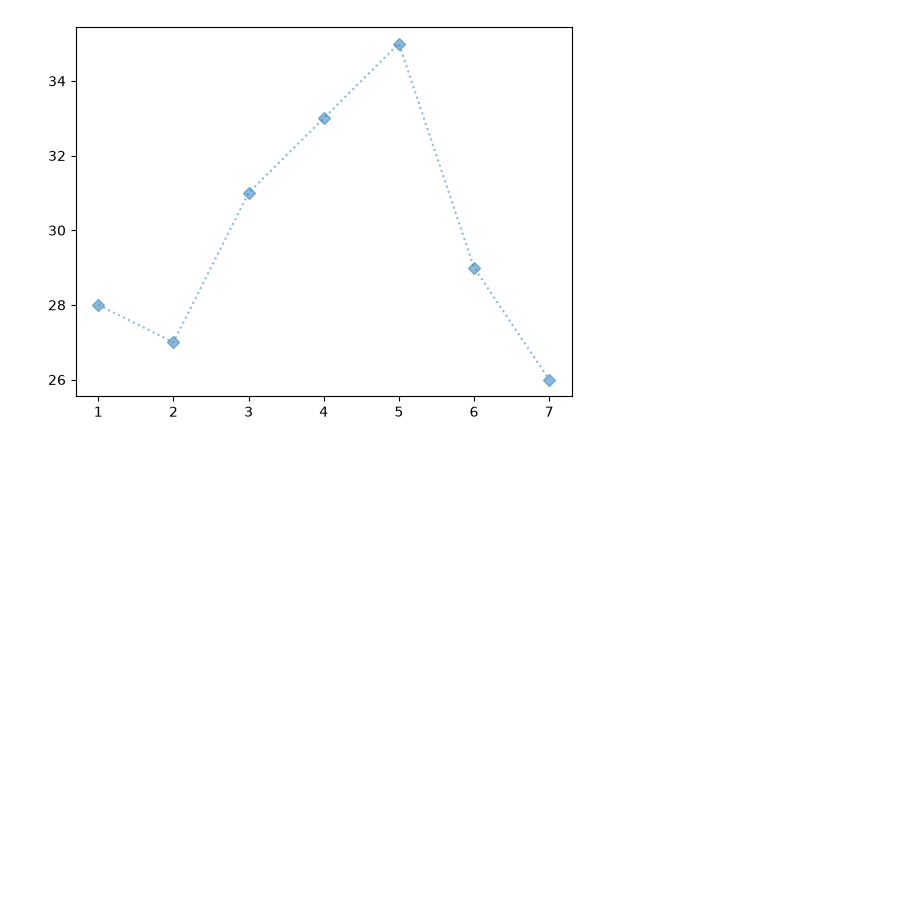
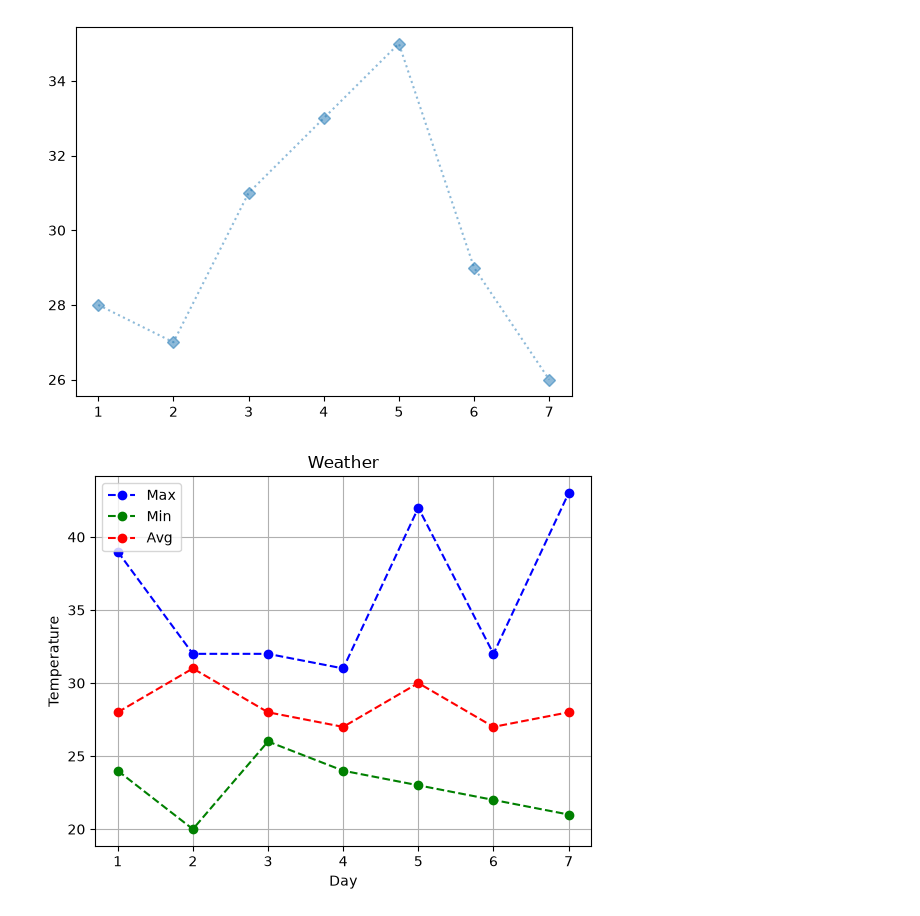
Before and after one commit to marshaale/learn-matplotlib, a Jupyter notebook: notebook.ipynb, the cells around one changed output. Cells and saved outputs as stored; diff of their text form; code cells hidden in the pictures; blank space fills up the shorter version.

Commit message:
multi plot visualization with styled

```diff
--- a/notebook.ipynb
+++ b/notebook.ipynb
@@ -30,3 +30,21 @@ plt.plot(x,y,marker='D',linestyle="dotted",alpha=0.5)
 # %% [output]
 [<matplotlib.lines.Line2D at 0x...>]
 [figure]
+# %%
+days = np.arange(1,8)
+max_t = np.random.randint(30,47,size=7)
+min_t = np.random.randint(19,29,size=7)
+avg_t = np.random.randint(27,33,size=7)
+# %%
+plt.xlabel("Day")
+plt.ylabel("Temperature")
+plt.title("Weather")
+
+plt.plot(days,max_t,'bo--',label="Max",)
+plt.plot(days,min_t,'go--',label="Min")
+plt.plot(days,avg_t,'ro--',label="Avg")
+
+plt.legend(loc="best")
+plt.grid()
+# %% [output]
+[figure, added]
```
